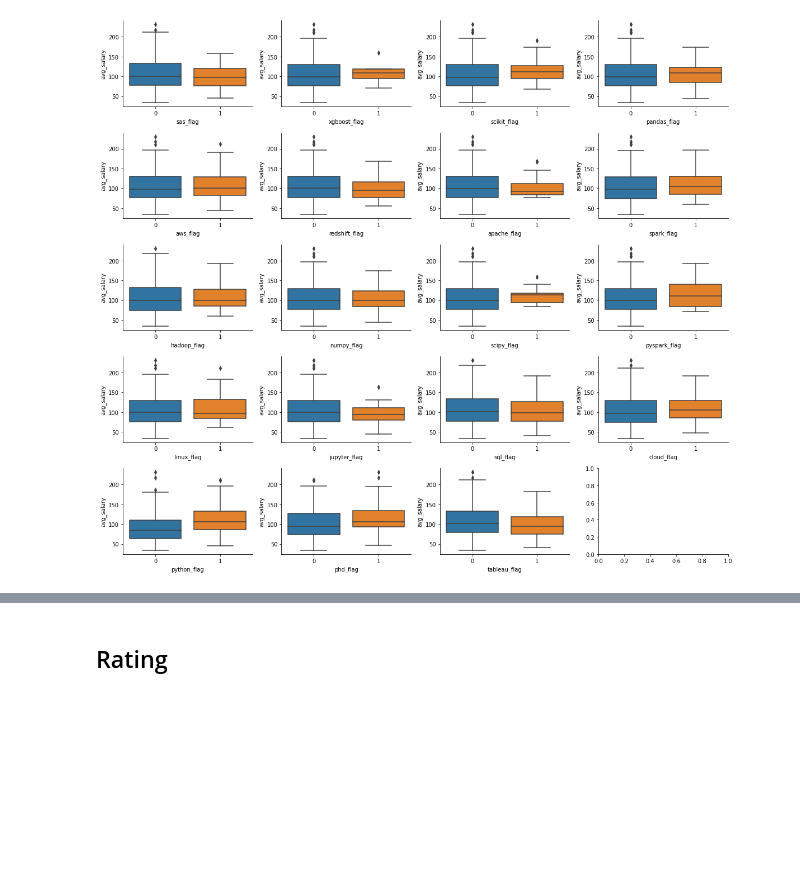
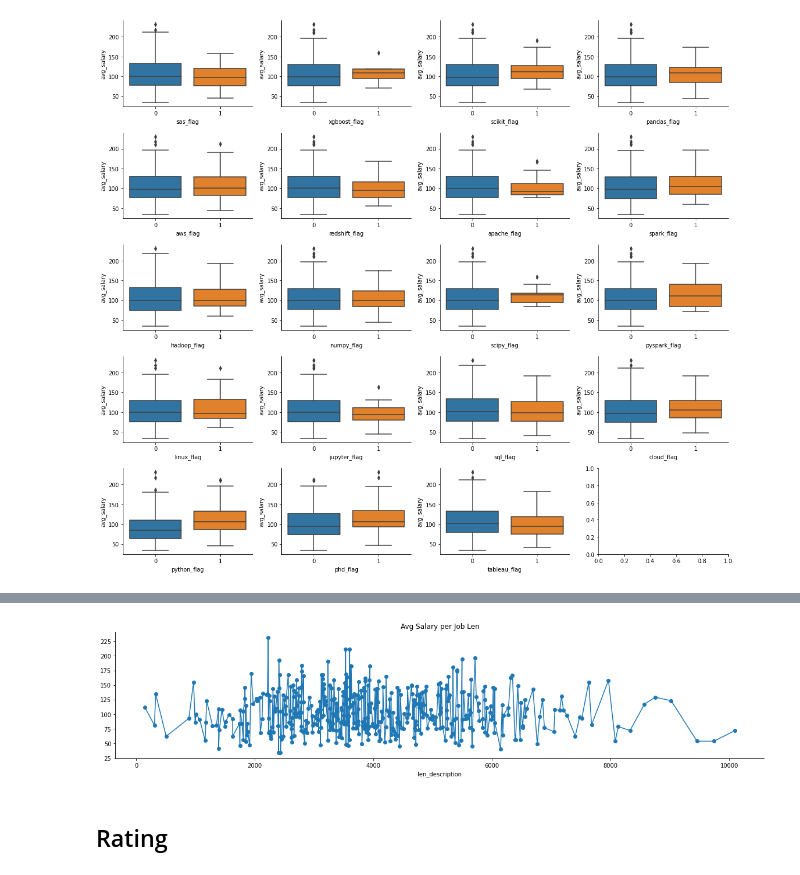
Before and after one commit to miiguelkf/DataScienceSalary, a Jupyter notebook: data_eda.ipynb, the cells around one changed output, grey strips where cells are left out. Drawn from its saved outputs; the diff is of its cells as text; code cells hidden in the pictures; blank space fills up the shorter version.

```diff
--- a/data_eda.ipynb
+++ b/data_eda.ipynb
@@ -237,3 +244,10 @@ fig.tight_layout()
+# %%
+plt.figure(figsize=(20,4))
+plt.title('Avg Salary per Job Len')
+df.groupby('len_description').mean()['avg_salary'].plot(kind='line', marker='o')
+sns.despine()
+# %% [output]
+[figure, added]
 # %% [markdown]
 ## Rating
 # %%
```
Also changed, not shown: parts of 6 cells of this notebook.
